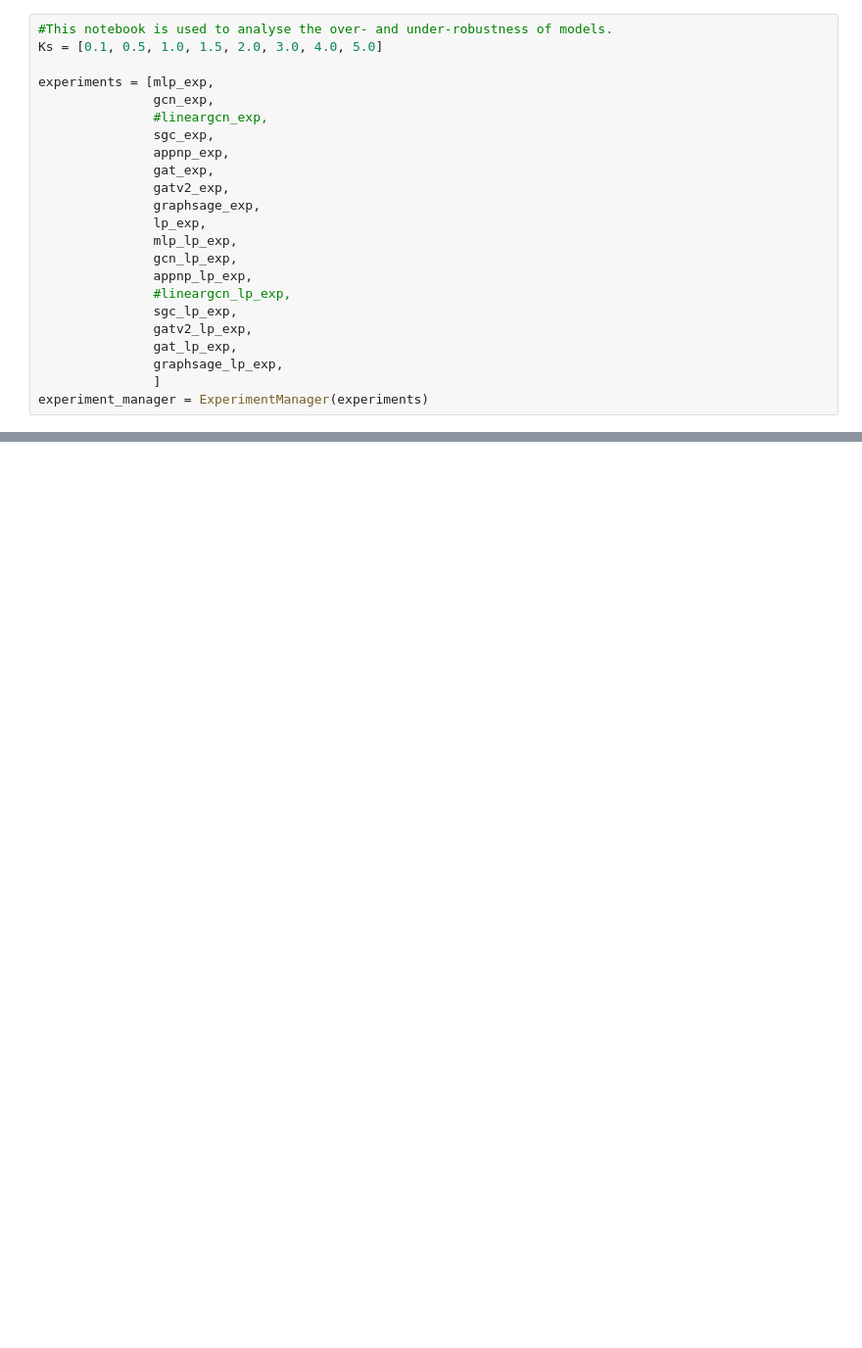
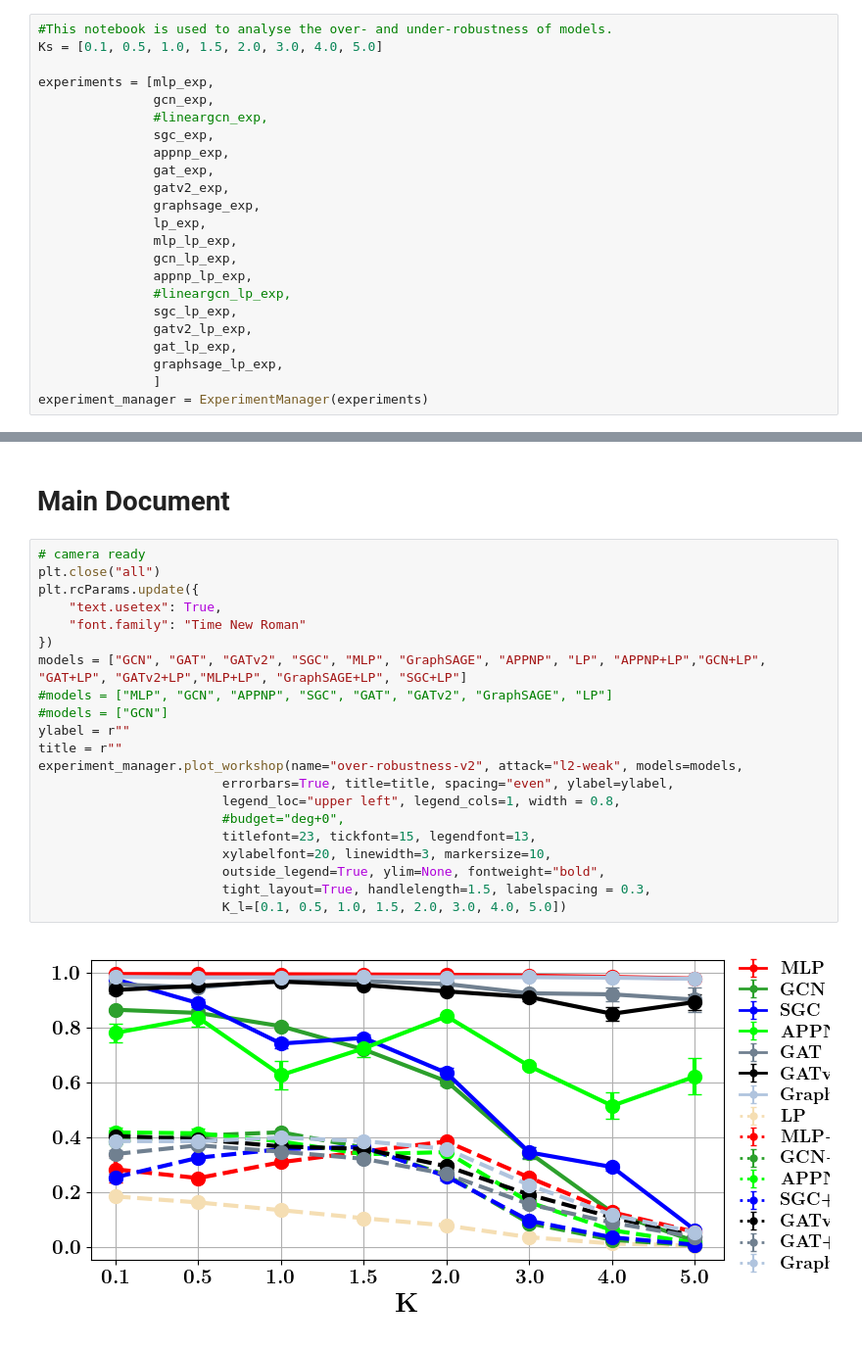
Before and after one commit to saper0/revisiting_robustness, a Jupyter notebook: notebooks/robustness/iclr_rebutal.ipynb, the cells around one changed output, grey strips where cells are left out. Shown at 98% size. Saved outputs shown, nothing was run; the diff lists cells and outputs as text; blank space fills up the shorter version.

```diff
--- a/notebooks/robustness/iclr_rebutal.ipynb
+++ b/notebooks/robustness/iclr_rebutal.ipynb
@@ -174,0 +186,25 @@ experiment_manager.starplot_workshop(name="f_wrt_y", attack="l2-weak", models=mo
+# %% [markdown]
+# Main Document
+# %%
+# camera ready
+plt.close("all")
+plt.rcParams.update({
+    "text.usetex": True,
+    "font.family": "Time New Roman"
+})
+models = ["GCN", "GAT", "GATv2", "SGC", "MLP", "GraphSAGE", "APPNP", "LP", "APPNP+LP","GCN+LP", "GAT+LP", "GATv2+LP","MLP+LP", "GraphSAGE+LP", "SGC+LP"]
+#models = ["MLP", "GCN", "APPNP", "SGC", "GAT", "GATv2", "GraphSAGE", "LP"]
+#models = ["GCN"]
+ylabel = r""
+title = r""
+experiment_manager.plot_workshop(name="over-robustness-v2", attack="l2-weak", models=models,
+                        errorbars=True, title=title, spacing="even", ylabel=ylabel,
+                        legend_loc="upper left", legend_cols=1, width = 0.8,
+                        #budget="deg+0",
+                        titlefont=23, tickfont=15, legendfont=13,
+                        xylabelfont=20, linewidth=3, markersize=10,
+                        outside_legend=True, ylim=None, fontweight="bold",
+                        tight_layout=True, handlelength=1.5, labelspacing = 0.3,
+                        K_l=[0.1, 0.5, 1.0, 1.5, 2.0, 3.0, 4.0, 5.0])
+# %% [output]
+[figure, added]
```
Also changed, not shown: parts of 16 cells of this notebook, 22 other files.
